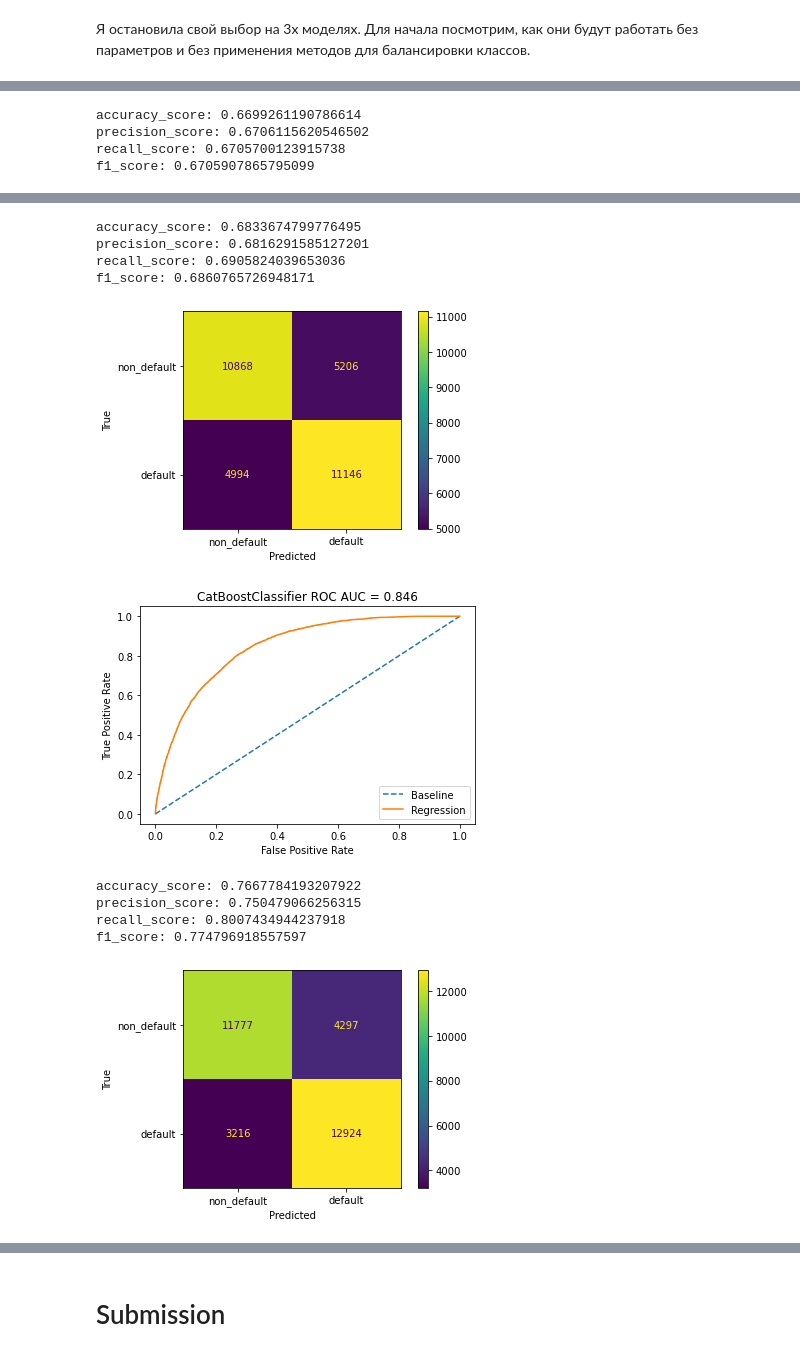
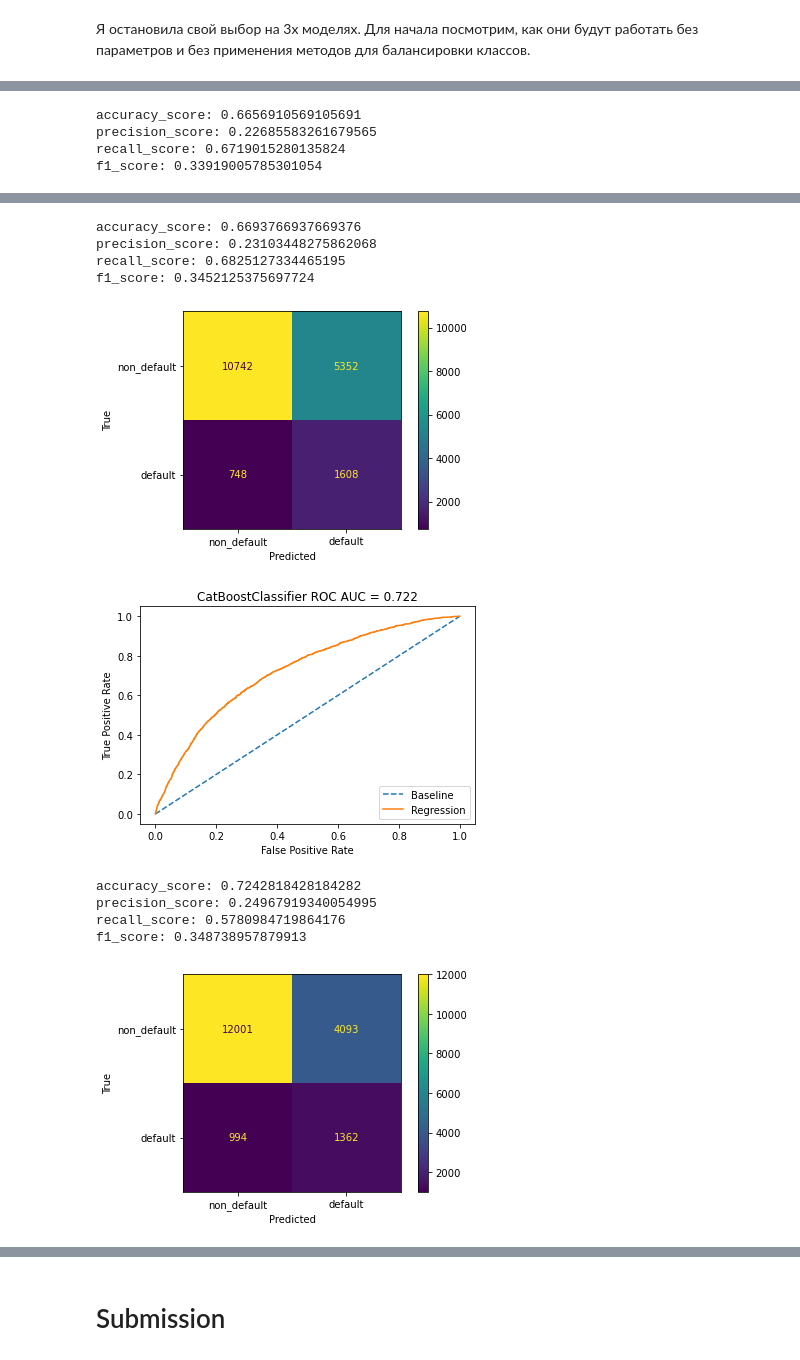
Before and after one commit to AkeraDS/skillfactory_projects, a Jupyter notebook: module_5/project_5.ipynb, the cells around one changed output, grey strips where cells are left out. Drawn from its saved outputs; the diff is of its cells as text; code cells hidden in the pictures.

```diff
--- a/module_5/project_5.ipynb
+++ b/module_5/project_5.ipynb
@@ -872,7 +882,7 @@ num_cols.extend(['mean_requests_age', 'mean_income_region', 'mean_requests_incom
 В таблице корреляций была выявлена сильная корреляция между двумя признаками адресов. Объединим их в один признак методом PCA.
 # %%
 features = ['home_address', 'work_address']
-df['pca_address'] = create_pca(features)
+df['pca_address'] = create_pca(df,features)
 df.drop(features, inplace=True, axis=1)
 # Удалим эти признаки из списка категориальных
 for i in features:
@@ -934,7 +944,7 @@ imp_cat.plot(kind='barh')
 # %%
 # Объединение car и car_type
 features = ['car', 'car_type']
-df['car_pca'] = create_pca(features)
+df['car_pca'] = create_pca(df, features)
 
 df.drop(features, inplace=True, axis=1)
 
@@ -945,7 +955,7 @@ num_cols.append('car_pca')
 # %%
 # Объединение days и month
 features = ['days', 'month']
-df['days_pca'] = create_pca(features)
+df['days_pca'] = create_pca(df, features)
 
 df.drop(features, inplace=True, axis=1)
 
@@ -956,7 +966,7 @@ num_cols.append('days_pca')
 # %%
 # Объединение region_rating и mean_income_region
 features = ['region_rating', 'mean_income_region']
-df['region_mean_income_pca'] = create_pca(features)
+df['region_mean_income_pca'] = create_pca(df, features)
 
 df.drop(features, inplace=True, axis=1)
 
@@ -1059,14 +1067,13 @@ X_d, y_d = X.copy(), y.copy()
 # %%
 ros = RandomOverSampler(random_state=RANDOM_SEED)
-X, y = ros.fit_resample(X_d, y_d)
 X_train, X_valid, y_train, y_valid = train_test_split(X, y, random_state=RANDOM_SEED)
-
+X_train, y_train = ros.fit_resample(X_train, y_train)
 for model in models:
     report = report.append(classification_and_metrics(model, X_train, y_train, X_valid, name='OverSampler'),
                            ignore_index=True)
 # %% [output]
 [figure]
-accuracy_score: 0.6699261190786614
-precision_score: 0.6706115620546502
-recall_score: 0.6705700123915738
-f1_score: 0.6705907865795099
+accuracy_score: 0.6656910569105691
+precision_score: 0.22685583261679565
+recall_score: 0.6719015280135824
+f1_score: 0.33919005785301054
@@ -1075,14 +1082,14 @@ f1_score: 0.6705907865795099
-accuracy_score: 0.6833674799776495
-precision_score: 0.6816291585127201
-recall_score: 0.6905824039653036
-f1_score: 0.6860765726948171
+accuracy_score: 0.6693766937669376
+precision_score: 0.23103448275862068
+recall_score: 0.6825127334465195
+f1_score: 0.3452125375697724
-[figure, old version]
+[figure, new version]
-[figure, old version]
+[figure, new version]
-accuracy_score: 0.7667784193207922
-precision_score: 0.750479066256315
-recall_score: 0.8007434944237918
-f1_score: 0.774796918557597
+accuracy_score: 0.7242818428184282
+precision_score: 0.24967919340054995
+recall_score: 0.5780984719864176
+f1_score: 0.348738957879913
-[figure, old version]
+[figure, new version]
 # %%
 display(report)
 # %% [output]
```
Also changed, not shown: parts of 77 cells of this notebook, 1 other file.
